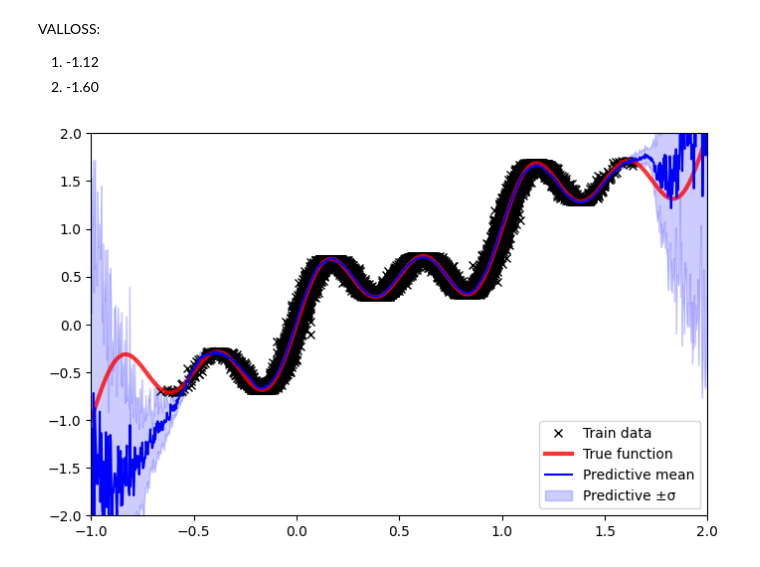
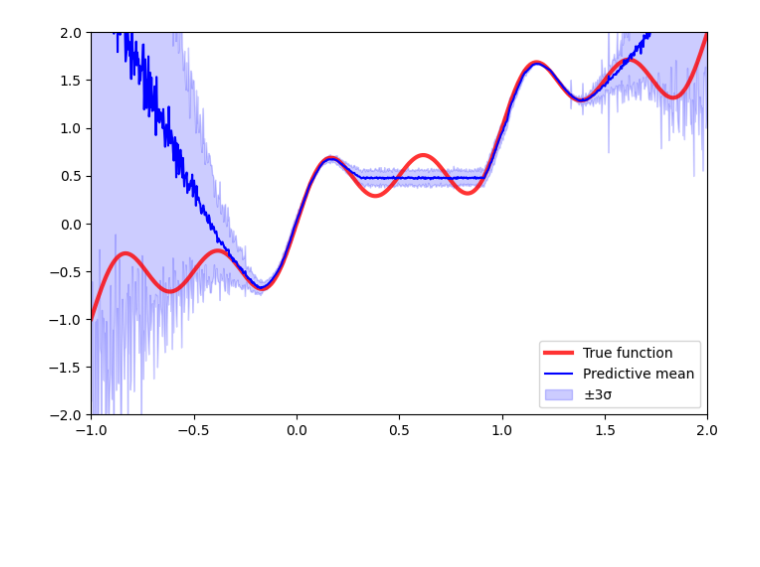
Before and after one commit to kacper-drabicki/redshift, a Jupyter notebook: BNNtesting.ipynb, the cells around one changed output. Cells and saved outputs as stored; diff of their text form; code cells hidden in the pictures; blank space fills up the shorter version.

```diff
--- a/BNNtesting.ipynb
+++ b/BNNtesting.ipynb
@@ -11,7 +7,7 @@ To enable the following instructions: SSE4.1 SSE4.2 AVX AVX2 AVX512F AVX512_VNNI
 # %%
 np.random.seed(42+1)
 
-X_train = np.hstack([0.2 * np.random.randn(5000), 0.5 + 0.2 * np.random.randn(10000), 1 + 0.2 * np.random.randn(8000)])
+X_train = np.hstack([0.1 * np.random.randn(5000), 0.6 + 0.2 * np.random.randn(0), 1.2 + 0.1 * np.random.randn(5000)])
 noise = 0.02 * np.random.randn(X_train.shape[0])
 y_train = X_train + 0.3 * np.sin(2 * np.pi * (X_train + noise)) + 0.3 * np.sin(4 * np.pi * (X_train + noise)) + noise
 
@@ -65,12 +37,18 @@ def posterior(kernel_size, bias_size, dtype=None):
 # %%
+event_shape = [1]
+params_size = tfp.layers.MixtureNormal.params_size(1, event_shape)
+
 model = tf_keras.Sequential([
     tf_keras.layers.Dense(128, activation='relu', input_shape=(1,)),
     tf_keras.layers.Dense(128, activation='relu'),
     tf_keras.layers.Dense(128, activation='relu'),
-    tf_keras.layers.Dense(1),
+    tf_keras.layers.Dense(params_size),
+    tfp.layers.MixtureNormal(1, event_shape)
 ])
 
+def negloglik(y_true, y_pred):
+    return -y_pred.log_prob(y_true)
 
-model.compile(optimizer=tf_keras.optimizers.Adam(learning_rate=0.001), loss="mse")
+model.compile(optimizer=tf_keras.optimizers.Adam(learning_rate=0.001), loss=negloglik)
 model.summary()
 # %% [output]
@@ -135,6 +146,9 @@ plt.show()
 # %%
 tfd = tfp.distributions
 tfpl = tfp.layers
+
+scale = X_train.shape[0] / 1.1
+
 
 event_shape = [1]
 params_size = tfp.layers.MixtureNormal.params_size(1, event_shape)
@@ -144,17 +158,15 @@ norm_layer.adapt(X_train.reshape(-1,1))
 
 model = tf_keras.Sequential([
     norm_layer,
-    tf_keras.layers.Dense(256, activation='relu'),
-    tf_keras.layers.BatchNormalization(),
-    tf_keras.layers.Dense(256, activation='relu'),
-    tf_keras.layers.BatchNormalization(),
-    tf_keras.layers.Dense(256, activation='relu'),
-    tf_keras.layers.BatchNormalization(),
-    tf_keras.layers.Dense(256, activation='relu'),
-    tf_keras.layers.BatchNormalization(),
-    tfpl.DenseFlipout(64, activation='relu',
-                      kernel_divergence_fn=lambda q,p,ignore: tfp.distributions.kl_divergence(q, p) / X_train.shape[0]),
-    # tf_keras.layers.BatchNormalization(),
+    tfpl.DenseFlipout(128, activation='relu',
+                      kernel_divergence_fn=lambda q,p,ignore: tfp.distributions.kl_divergence(q, p) / scale,
+                      bias_divergence_fn=lambda q,p,ignore: tfp.distributions.kl_divergence(q, p) / scale),
+    tfpl.DenseFlipout(128, activation='relu',
+                      kernel_divergence_fn=lambda q,p,ignore: tfp.distributions.kl_divergence(q, p) / scale,
+                      bias_divergence_fn=lambda q,p,ignore: tfp.distributions.kl_divergence(q, p) / scale),
+    tfpl.DenseFlipout(128, activation='relu',
+                      kernel_divergence_fn=lambda q,p,ignore: tfp.distributions.kl_divergence(q, p) / scale,
+                      bias_divergence_fn=lambda q,p,ignore: tfp.distributions.kl_divergence(q, p) / scale),
     tf_keras.layers.Dense(params_size),
     tfp.layers.MixtureNormal(1, event_shape)
 ])
@@ -164,6 +176,6 @@ def negloglik(y_true, y_pred):
 
 lr_schedule = tf_keras.optimizers.schedules.ExponentialDecay(0.001, 16*1000, 0.99,staircase=False)
 
-model.compile(optimizer=tf_keras.optimizers.Adam(learning_rate=0.0001), loss=negloglik)
+model.compile(optimizer=tf_keras.optimizers.Adam(learning_rate=0.001), loss=negloglik)
 model.summary()
 # %% [output]
@@ -218,36 +230,32 @@ Restoring model weights from the end of the best epoch: 734.
-# %% [markdown]
-VALLOSS:
-1. -1.12
-2. -1.60
 # %%
 x_test = np.linspace(-1, 2, 1000)
 y_test = x_test + 0.3 * np.sin(2 * np.pi * x_test) + 0.3 * np.sin(4 * np.pi * x_test)
 
 means = []
 stds = []
 for _ in range(30):
     dist = model(x_test)
     means.append(dist.mean().numpy())
     stds.append(dist.stddev().numpy())
 
 y_mean = np.array(means).mean(axis=0)
 y_std = 0 #np.sqrt(np.sum(np.array(stds) ** 2 / 10, axis=0))
 y_mean_std = np.array(means).std(axis=0)
 y_std = np.sqrt(y_std ** 2 + y_mean_std ** 2)
 
 
 import matplotlib.pyplot as plt
 plt.figure(figsize=(8,5))
-plt.plot(X_train, y_train, 'kx', label='Train data')
+# plt.plot(X_train, y_train, 'kx', label='Train data')
 plt.plot(x_test, y_test, 'r', linewidth=3, label="True function", alpha=0.8)
 plt.plot(x_test, y_mean, color='b', label='Predictive mean')
 plt.fill_between(x_test.flatten(),
-                 (y_mean - y_std).reshape(-1),
-                 (y_mean + y_std).reshape(-1),
-                 color='blue', alpha=0.2, label='Predictive ±σ')
+                 (y_mean - 3 * y_std).reshape(-1),
+                 (y_mean + 3 * y_std).reshape(-1),
+                 color='blue', alpha=0.2, label='±3σ')
 plt.ylim(-2,2)
 plt.xlim(-1, 2)
 plt.legend()
 plt.show()
 # %% [output]
-[figure, old version]
+[figure, new version]
```
Also changed, not shown: parts of 15 cells of this notebook, 1 other file.
